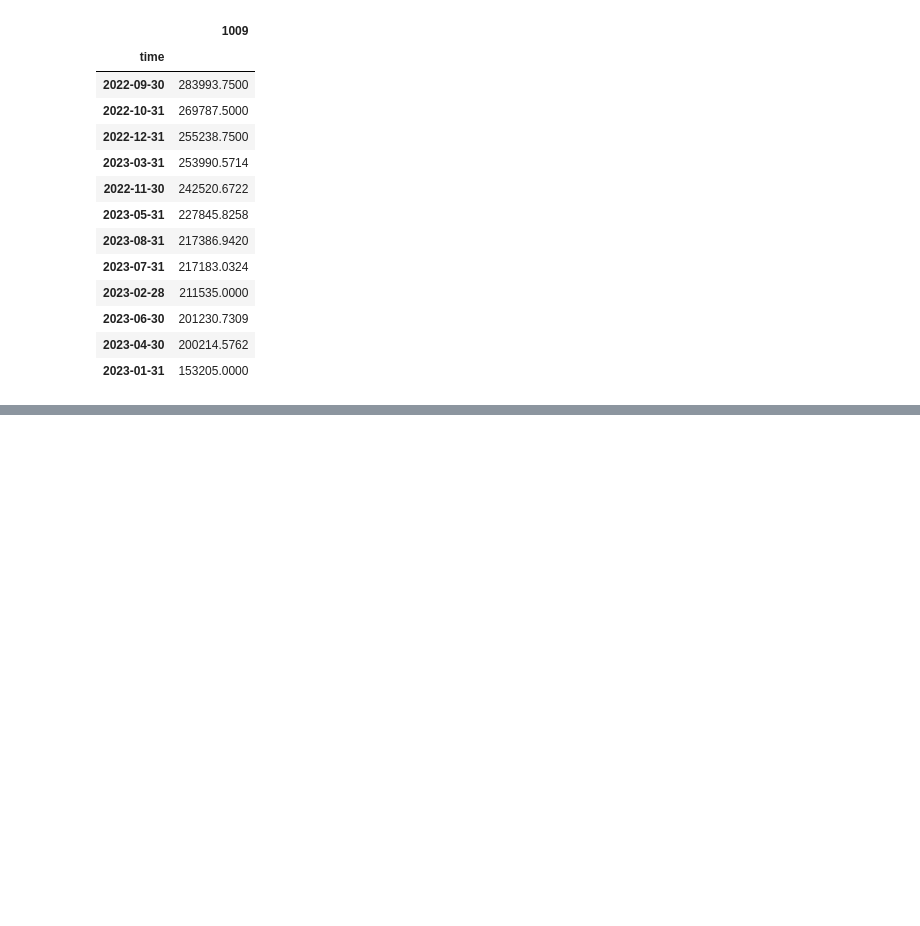
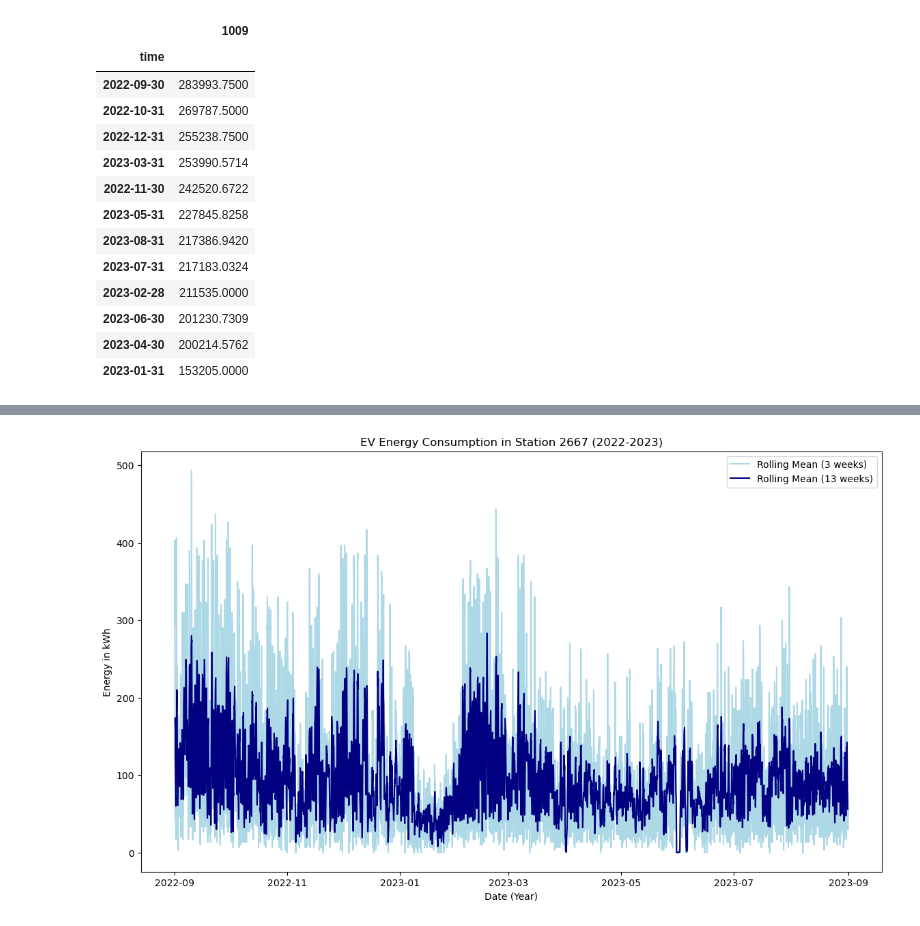
Before and after one commit to nareeratm/capstone_ev, a Jupyter notebook: Energy.ipynb, the cells around one changed output, grey strips where cells are left out. Saved outputs shown, nothing was run; the diff lists cells and outputs as text; code cells hidden in the pictures; blank space fills up the shorter version.

```diff
--- a/Energy.ipynb
+++ b/Energy.ipynb
@@ -311,0 +412,10 @@ energy_st9.resample('ME').sum().sort_values(by='1009', ascending=False)
+# %%
+#looking at another station 2667
+energy_st2667 = energy[['time', '2667']]
+# %%
+energy_st2667 = (energy_st2667
+              .set_index(pd.DatetimeIndex(energy_st2667['time']))
+              .drop('time', axis=1)
+              .sort_index())
+
+energy_st2667.head()
@@ -311,0 +440,13 @@ energy_st9.resample('ME').sum().sort_values(by='1009', ascending=False)
+# %%
+#plot trend MA=3 (moving average 3 weeks)
+
+plt.figure(figsize=(14,8))
+plt.plot(energy_st2667['2667'].rolling(3, center=True).mean(), color='lightblue', label='Rolling Mean (3 weeks)')
+plt.plot(energy_st2667['2667'].rolling(13, center=True).mean(), color='navy', label='Rolling Mean (13 weeks)')
+plt.title('EV Energy Consumption in Station 2667 (2022-2023)')
+plt.xlabel('Date (Year)')
+plt.ylabel('Energy in kWh')
+plt.legend()
+plt.show() #This station 1380 shows a less pronounced dip in Feb, one brief period of 0 kWh energy in 2023 month 6.
+# %% [output]
+[figure, added]
```
Also changed, not shown: parts of 19 cells of this notebook.
